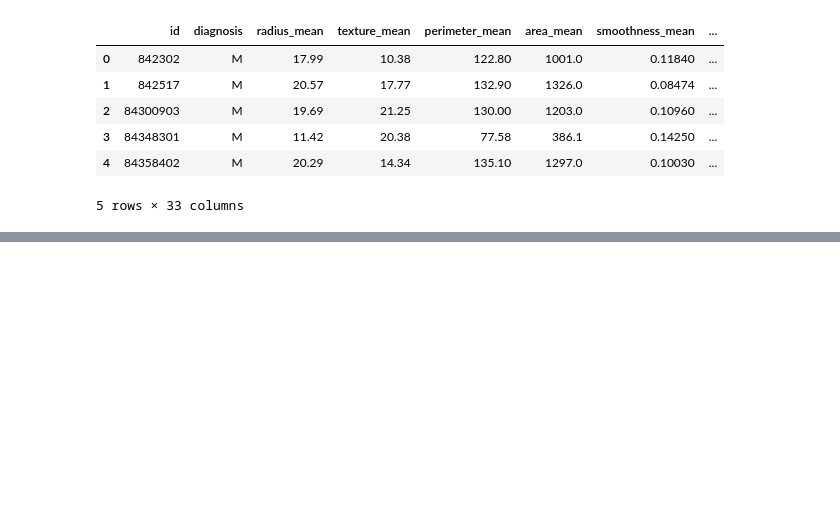
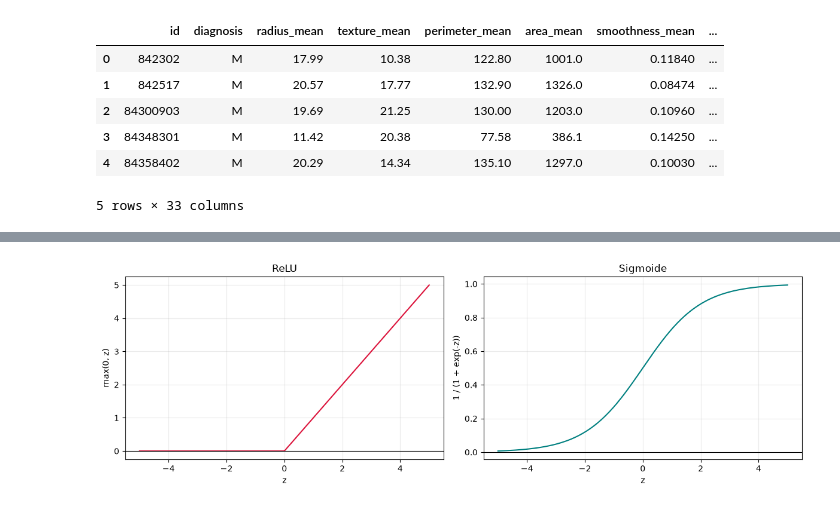
Before and after one commit to GuilhermeHigino05/DataScience-INFOESTE2026, a Jupyter notebook: aulas/aula02_final.ipynb, the cells around one changed output, grey strips where cells are left out. Drawn from its saved outputs; the diff is of its cells as text; code cells hidden in the pictures; blank space fills up the shorter version.

```diff
--- a/aulas/aula02/aula02_final.ipynb
+++ b/aulas/aula02_final.ipynb
@@ -605,0 +687,22 @@ import matplotlib.pyplot as plt
+# %%
+# Comparar as funcoes de ativacao ReLU e sigmoide
+valores = torch.linspace(-5, 5, 200)
+relu = torch.relu(valores)
+sigmoide = torch.sigmoid(valores)
+
+fig, eixos = plt.subplots(1, 2, figsize=(12, 4))
+eixos[0].plot(valores.numpy(), relu.numpy(), color="crimson")
+eixos[0].set_title("ReLU")
+eixos[0].set_xlabel("z")
+eixos[0].set_ylabel("max(0, z)")
+eixos[1].plot(valores.numpy(), sigmoide.numpy(), color="teal")
+eixos[1].set_title("Sigmoide")
+eixos[1].set_xlabel("z")
+eixos[1].set_ylabel("1 / (1 + exp(-z))")
+for eixo in eixos:
+    eixo.axhline(0, color="black", linewidth=0.8)
+    eixo.grid(alpha=0.25)
+plt.tight_layout()
+plt.show()
+# %% [output]
+[figure, added]
```
Also changed, not shown: parts of 72 cells of this notebook, 17 other files.
